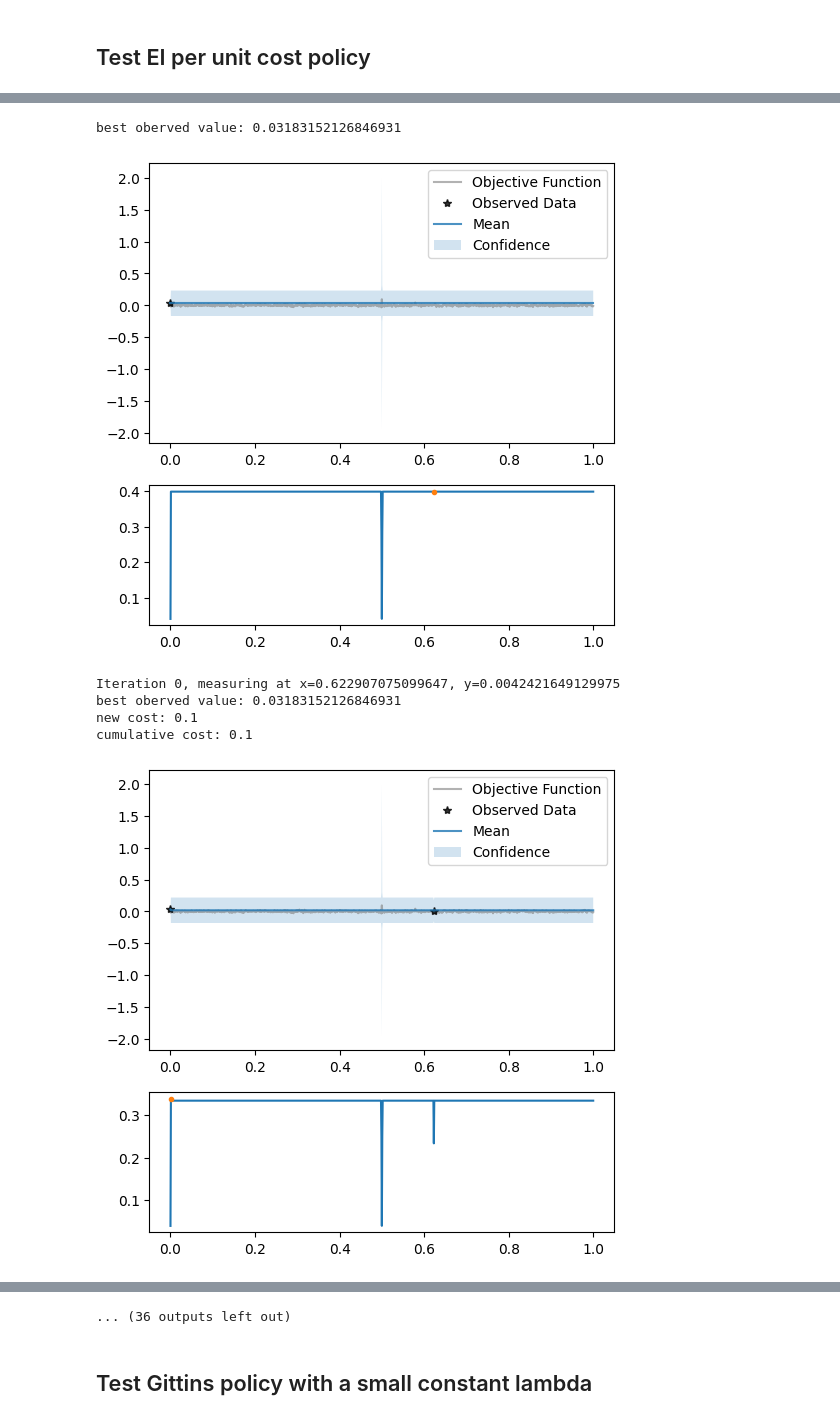
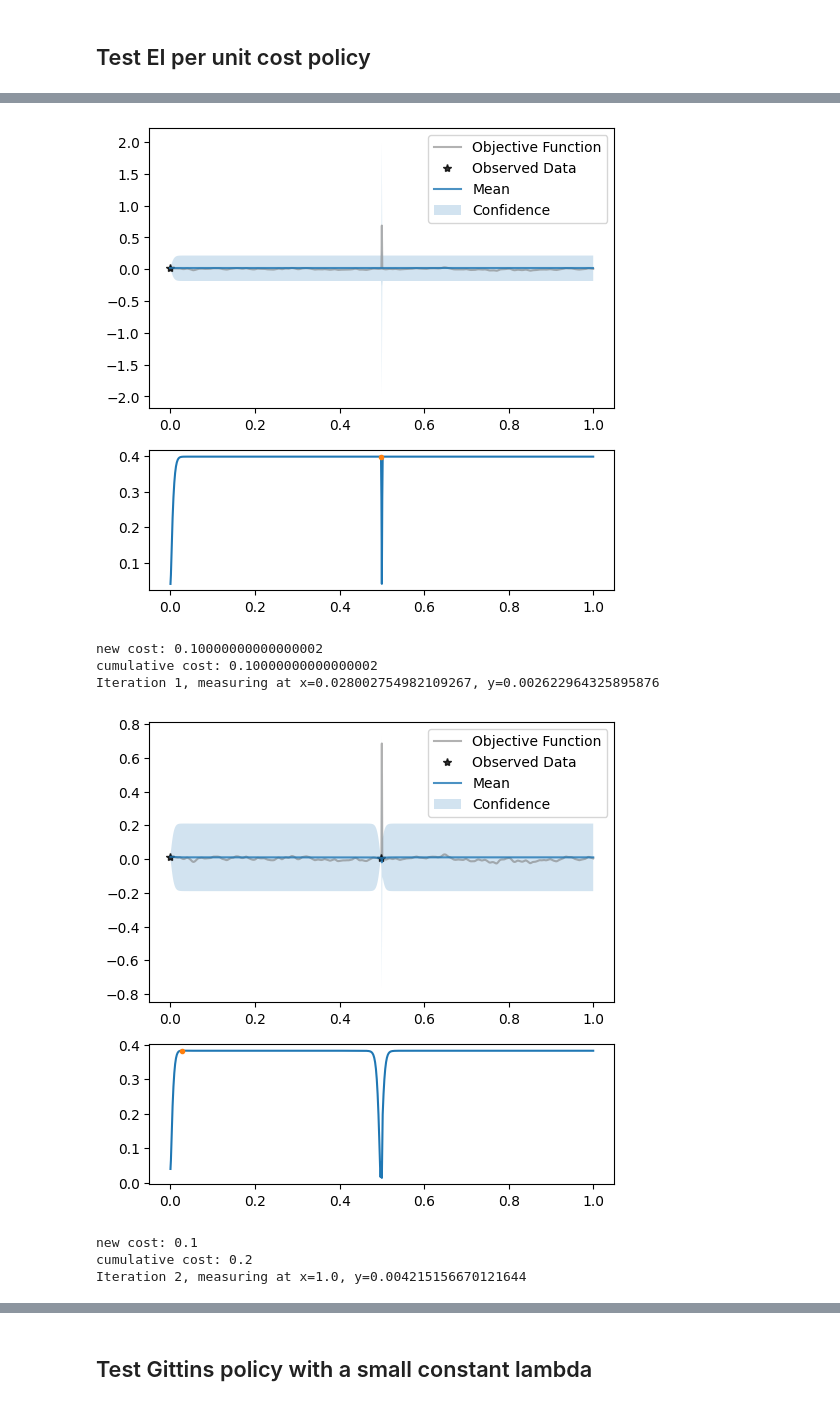
Before and after one commit to QianJaneXie/PandoraBayesOpt, a Jupyter notebook: notebooks/Variable Amplitude (EIpu bad).ipynb, the cells around one changed output, grey strips where cells are left out. Saved outputs shown, nothing was run; the diff lists cells and outputs as text; code cells hidden in the pictures.

```diff
--- a/notebooks/Variable Amplitude (EIpu bad).ipynb
+++ b/notebooks/Variable Amplitude (EIpu bad).ipynb
@@ -337,14 +156,28 @@ cumulative cost: 18.952317035267757
 # %% [markdown]
 ## Test EI per unit cost policy
 # %%
+import warnings
+
+# Custom filter to suppress specific warnings
+def custom_warning_filter(message, category, filename, lineno, file=None, line=None):
+    if "Input data is not standardized" in str(message):
+        return False
+    return True
+
+warnings.filterwarnings("ignore")
+warnings.showwarning = custom_warning_filter
+
 from pandora_bayesopt.acquisition.ei_puc import ExpectedImprovementWithCost
+from botorch.optim import optimize_acqf
 
 torch.manual_seed(seed)
 matern_sample = create_objective_function(dim=dim, nu=nu, lengthscale=lengthscale, outputscale=outputscale, num_rff_features=num_rff_features)
 def objective_function(x):
     return matern_sample(x) * amplitude_function(x)
 
-global_optimum_point, global_optimum_value = find_global_optimum(objective=objective_function, dim=dim, maximize=maximize)
+grid_points = torch.linspace(0, 1, 1+int(10/lengthscale))
+grid_values = objective_function(grid_points.view(-1,1))
+global_optimum_point, global_optimum_value = torch.argmax(grid_values), torch.max(grid_values)
 
 x = torch.zeros(dim).unsqueeze(0)
 y = objective_function(x)
@@ -372,6 +205,7 @@ while True:
     )
 
     if i < 3:
+        print('Iteration {}, measuring at x={}, y={}'.format(i,new_point.item(), objective_function(new_point).item()) )
 
         # Plot the posterior and the EIpu
         f, (ax1,ax2) = plt.subplots(2, 1, figsize=(6, 6), gridspec_kw={'height_ratios': [2, 1]})
@@ -385,8 +219,6 @@ while True:
 
         plt.show()
 
-    print('Iteration {}, measuring at x={}, y={}'.format(i,new_point.item(), objective_function(new_point).item()) )
-
     # Add the new data
     x = torch.cat((x,new_point))
     new_value = objective_function(new_point)
@@ -398,11 +230,11 @@ while True:
         best_f = min(best_f, new_value.item())
 
     EIpu_best.append(best_f)
-    print("best oberved value:", best_f)
 
     cumulative_cost += cost_function(new_point).item()
-    print("new cost:", cost_function(new_point).item())
-    print("cumulative cost:", cumulative_cost)
+    if i < 3:
+        print("new cost:", cost_function(new_point).item())
+        print("cumulative cost:", cumulative_cost)
     EIpu_cumulative_cost_history.append(cumulative_cost)
 
     if cumulative_cost > budget:
@@ -416,7 +247,8 @@ Trying again with a new set of initial conditions.
+[figure, new version]
-best oberved value: 0.03183152126846931
+new cost: 0.10000000000000002
+cumulative cost: 0.10000000000000002
+Iteration 1, measuring at x=0.028002754982109267, y=0.002622964325895876
-[figure, old version]
+[figure, new version]
-Iteration 0, measuring at x=0.622907075099647, y=0.0042421649129975
-best oberved value: 0.03183152126846931
 new cost: 0.1
-cumulative cost: 0.1
+cumulative cost: 0.2
+Iteration 2, measuring at x=1.0, y=0.004215156670121644
-[figure, old version]
@@ -476,4 +258,3 @@ cumulative cost: 1.4000000000000001
-... (36 outputs left out)
 # %% [markdown]
 ## Test Gittins policy with a small constant lambda
 # %%
```
Also changed, not shown: parts of 21 cells of this notebook, 3 other files.
